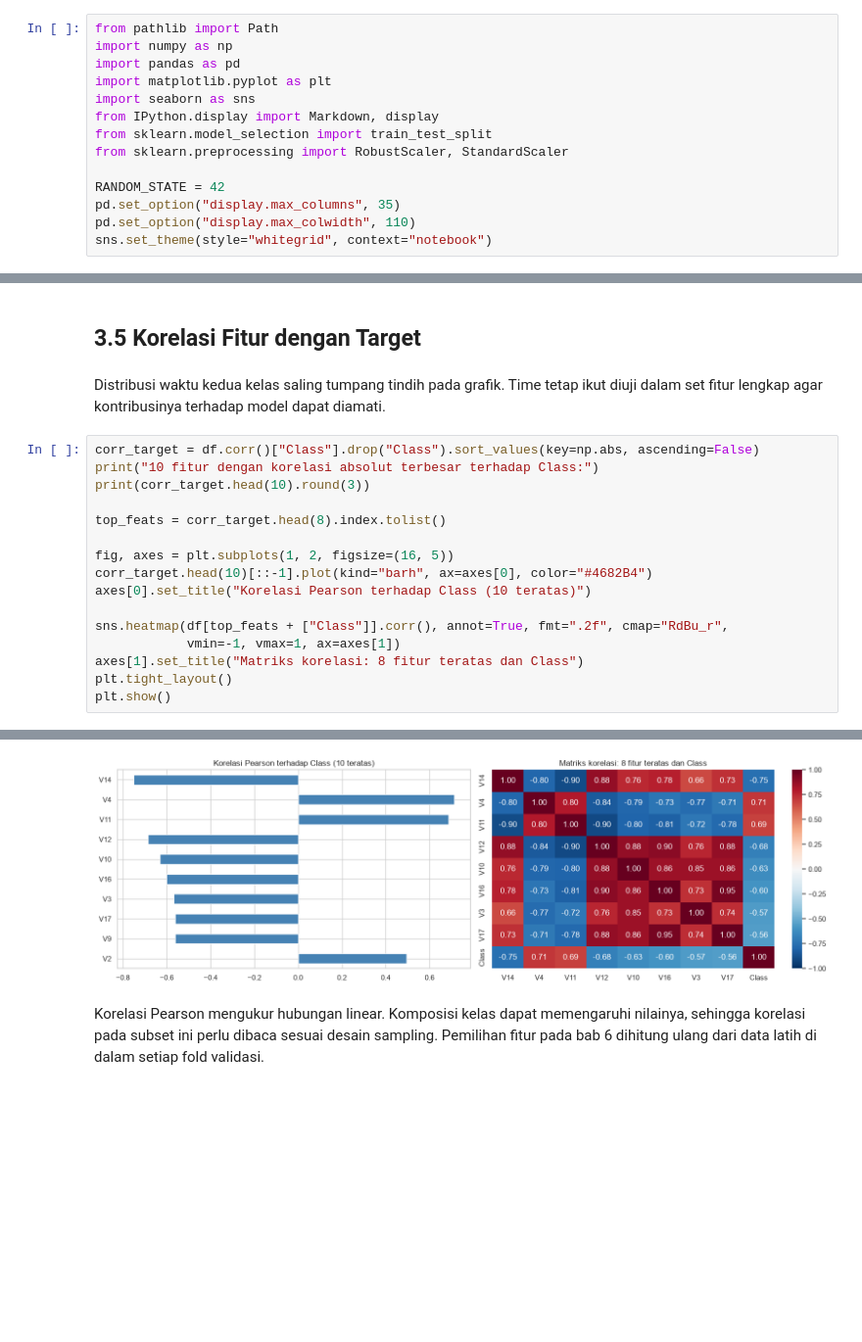
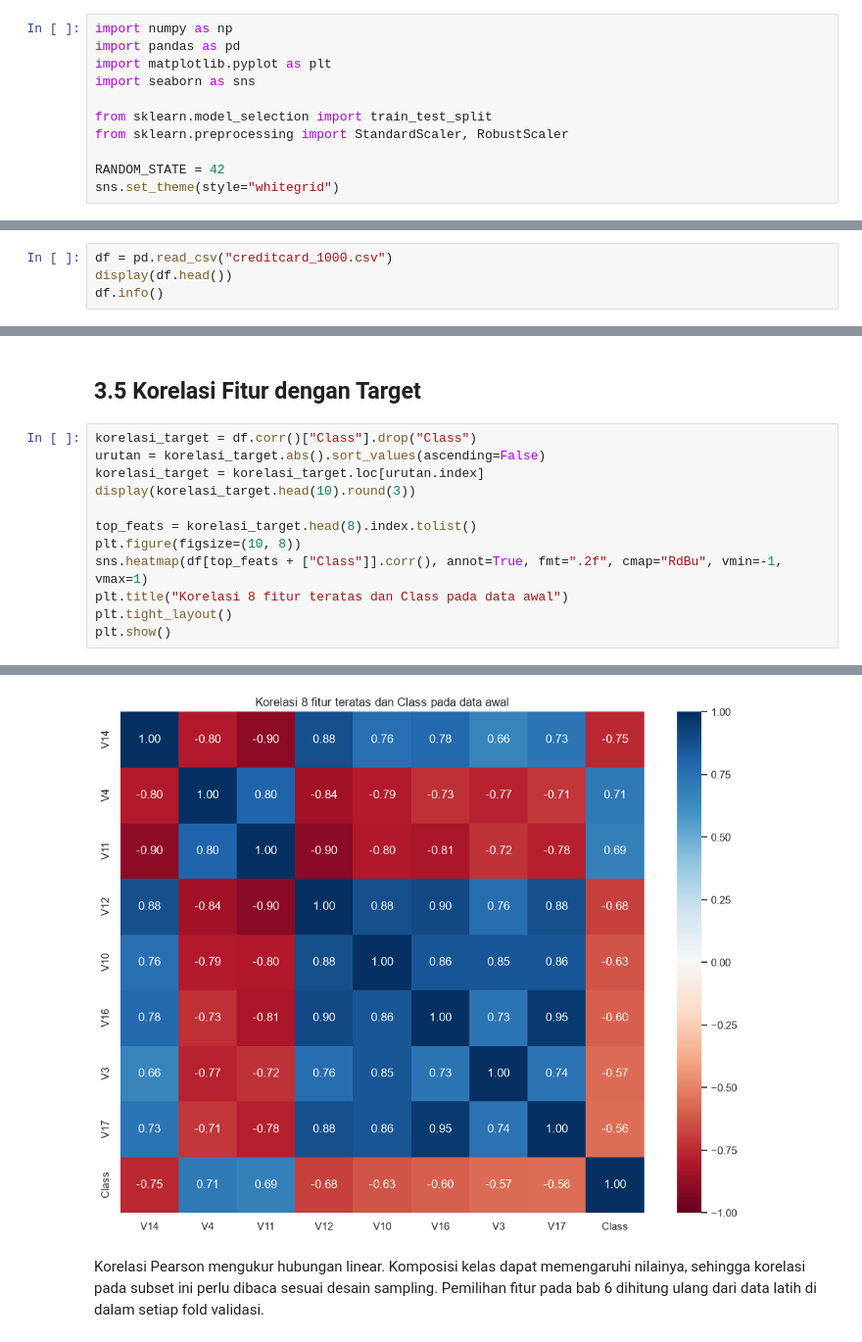
Before and after one commit to RaflinMadani/Credit-Card-Fraud-Detection, a Jupyter notebook: 03_proyek_akhir_svm_random_forest.ipynb, the cells around one changed output, grey strips where cells are left out. Shown at 98% size. Cells and saved outputs as stored; diff of their text form; blank space fills up the shorter version.

```diff
--- a/03_proyek_akhir_svm_random_forest.ipynb
+++ b/03_proyek_akhir_svm_random_forest.ipynb
@@ -228,18 +210,15 @@ pd.concat([fraud, normal]).sort_index().to_csv("creditcard_1000.csv", index=Fals
 # %% [markdown]
 ## IMPORT Library
 # %%
-from pathlib import Path
 import numpy as np
 import pandas as pd
 import matplotlib.pyplot as plt
 import seaborn as sns
-from IPython.display import Markdown, display
+
 from sklearn.model_selection import train_test_split
-from sklearn.preprocessing import RobustScaler, StandardScaler
+from sklearn.preprocessing import StandardScaler, RobustScaler
 
 RANDOM_STATE = 42
-pd.set_option("display.max_columns", 35)
-pd.set_option("display.max_colwidth", 110)
-sns.set_theme(style="whitegrid", context="notebook")
+sns.set_theme(style="whitegrid")
 # %% [markdown]
 ## IMPORT DATA
@@ -280,0 +225,4 @@ memory usage: 242.3 KB
+# %%
+df = pd.read_csv("creditcard_1000.csv")
+display(df.head())
+df.info()
@@ -495,21 +415,15 @@ plt.show()
 # %% [markdown]
 ## 3.5 Korelasi Fitur dengan Target
-# %% [markdown]
-Distribusi waktu kedua kelas saling tumpang tindih pada grafik. Time tetap ikut diuji dalam set fitur lengkap agar kontribusinya terhadap model dapat diamati.
 # %%
-corr_target = df.corr()["Class"].drop("Class").sort_values(key=np.abs, ascending=False)
-print("10 fitur dengan korelasi absolut terbesar terhadap Class:")
-print(corr_target.head(10).round(3))
+korelasi_target = df.corr()["Class"].drop("Class")
+urutan = korelasi_target.abs().sort_values(ascending=False)
+korelasi_target = korelasi_target.loc[urutan.index]
+display(korelasi_target.head(10).round(3))
 
-top_feats = corr_target.head(8).index.tolist()
-
-fig, axes = plt.subplots(1, 2, figsize=(16, 5))
-corr_target.head(10)[::-1].plot(kind="barh", ax=axes[0], color="#4682B4")
-axes[0].set_title("Korelasi Pearson terhadap Class (10 teratas)")
-
-sns.heatmap(df[top_feats + ["Class"]].corr(), annot=True, fmt=".2f", cmap="RdBu_r",
-            vmin=-1, vmax=1, ax=axes[1])
-axes[1].set_title("Matriks korelasi: 8 fitur teratas dan Class")
+top_feats = korelasi_target.head(8).index.tolist()
+plt.figure(figsize=(10, 8))
+sns.heatmap(df[top_feats + ["Class"]].corr(), annot=True, fmt=".2f", cmap="RdBu", vmin=-1, vmax=1)
+plt.title("Korelasi 8 fitur teratas dan Class pada data awal")
 plt.tight_layout()
 plt.show()
 # %% [output]
@@ -517,15 +430,15 @@ plt.show()
 V14   -0.751
 V4     0.713
 V11    0.687
 V12   -0.685
 V10   -0.632
 V16   -0.600
 V3    -0.567
 V17   -0.562
 V9    -0.561
 V2     0.495
 Name: Class, dtype: float64
-[figure, old version]
+[figure, new version]
 # %% [markdown]
 Korelasi Pearson mengukur hubungan linear. Komposisi kelas dapat memengaruhi nilainya, sehingga korelasi pada subset ini perlu dibaca sesuai desain sampling. Pemilihan fitur pada bab 6 dihitung ulang dari data latih di dalam setiap fold validasi.
 # %% [markdown]
```
Also changed, not shown: parts of 85 cells of this notebook.
